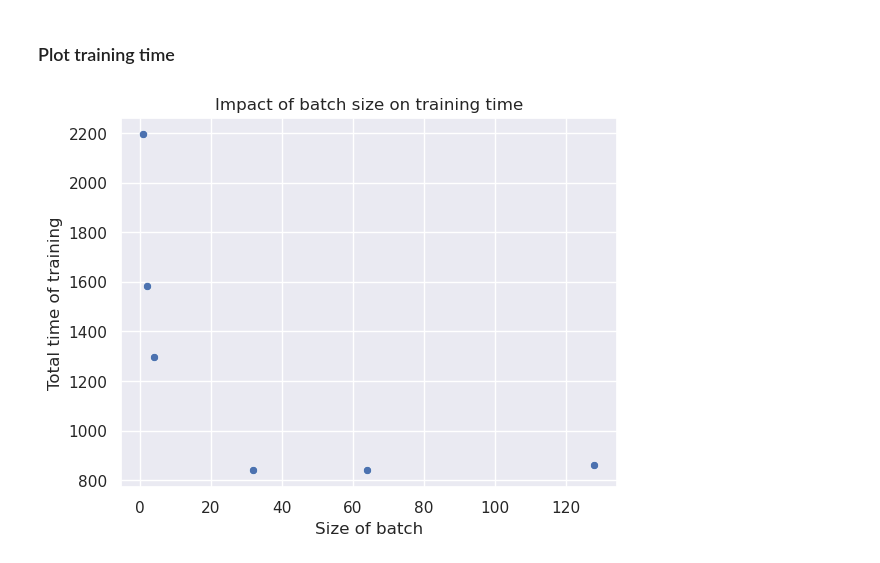
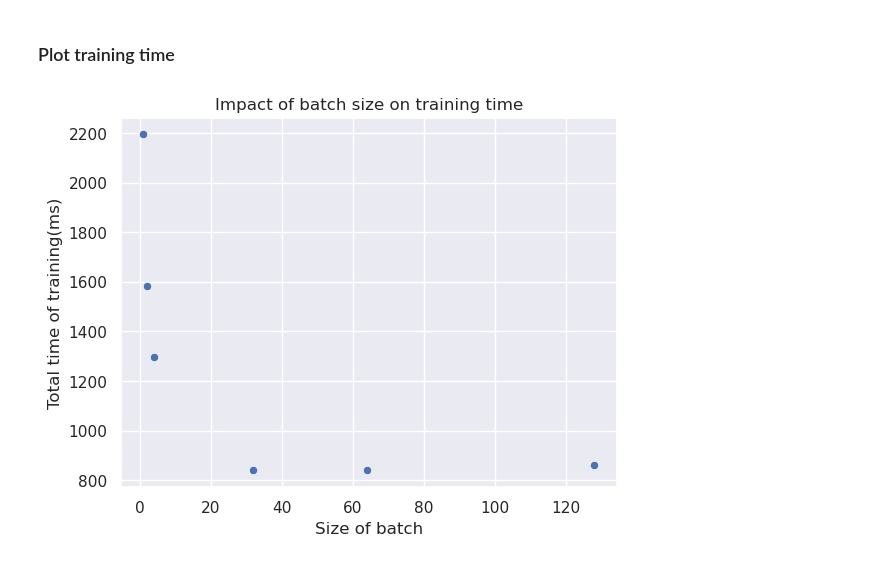
Before and after one commit to kustyk97/CatAndDogClassifier, a Jupyter notebook: ploting.ipynb, the cells around one changed output. Cells and saved outputs as stored; diff of their text form; code cells hidden in the pictures.

Commit message:
update readme, minor changes in plot totalTime

```diff
--- a/ploting.ipynb
+++ b/ploting.ipynb
@@ -118,13 +118,13 @@ time_df = pd.read_csv("results/timeResults.csv", sep=";")
 # %%
 sns.scatterplot(x="Batch_size", y="Training_time", data=time_df)
 plt.title("Impact of batch size on training time")
 
 plt.xlabel("Size of batch")
-plt.ylabel("Total time of training")
+plt.ylabel("Total time of training(ms)")
 plt.grid(True)
 
 plt.savefig("plots/TotalTimeFig.png", dpi=300, bbox_inches="tight")
 
 plt.show()
 # %% [output]
-[figure, old version]
+[figure, new version]
```
Also changed, not shown: 2 other files.
